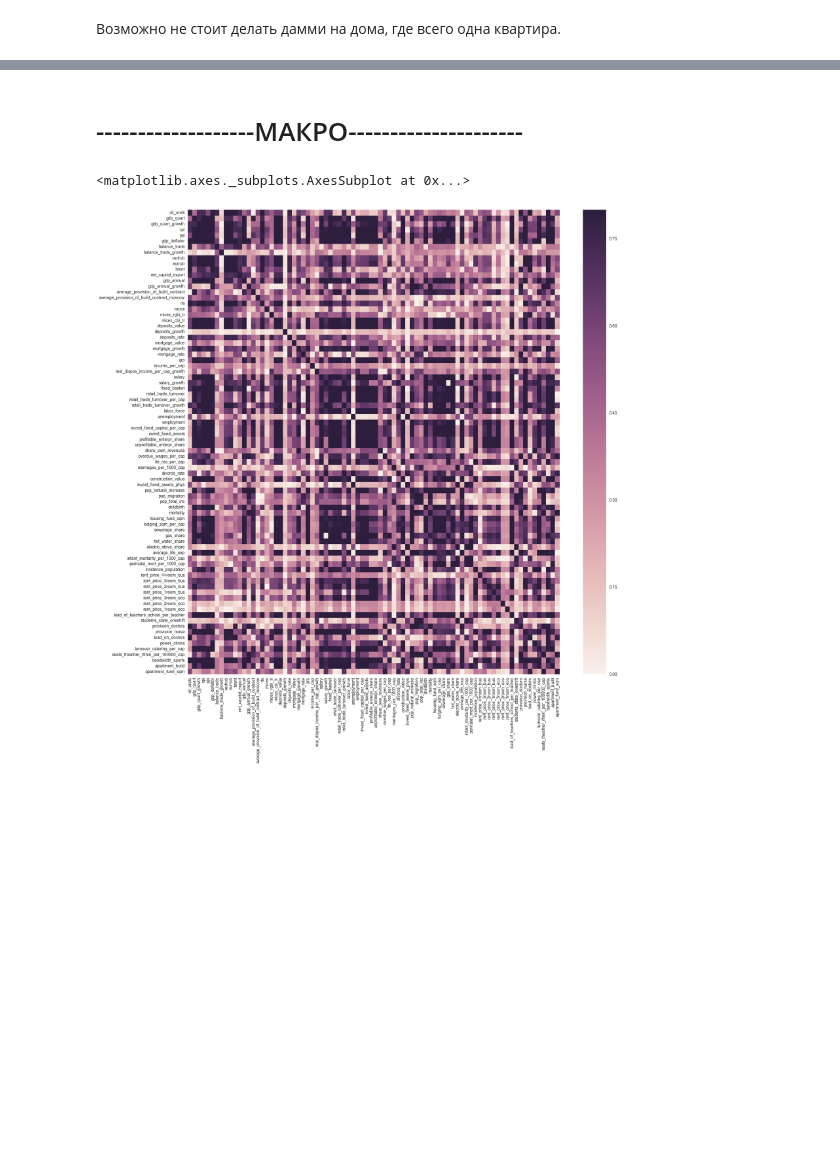
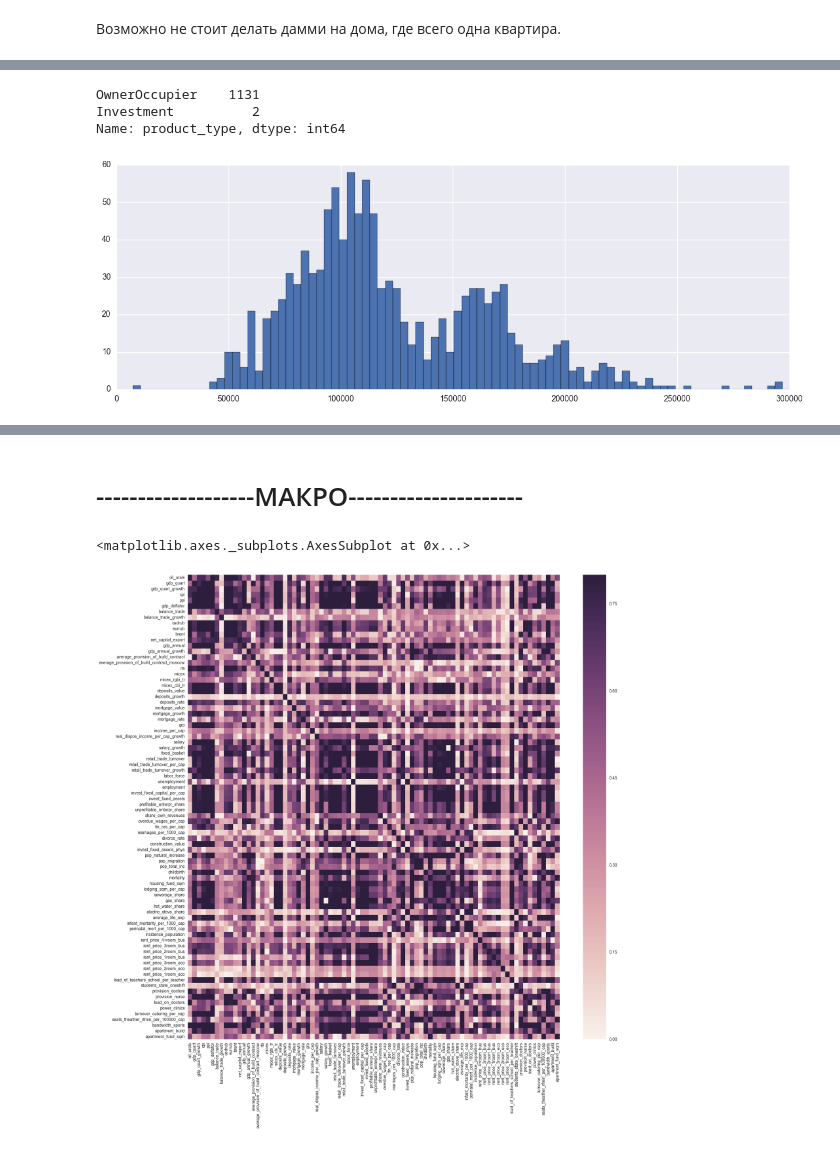
Before and after one commit to GlebFilatov/sber_kaggle, a Jupyter notebook: Macro.ipynb, the cells around one changed output, grey strips where cells are left out. Cells and saved outputs as stored; diff of their text form; code cells hidden in the pictures; blank space fills up the shorter version.

```diff
--- a/Macro.ipynb
+++ b/Macro.ipynb
@@ -231,0 +450,2 @@ train[train['factorized']==1][['price_doc','timestamp','sub_area','full_sq','max
+# %%
+not_built_yet = train[train['timestamp'].apply(lambda x: x.year) < train['build_year']]
@@ -231,0 +473,13 @@ train[train['factorized']==1][['price_doc','timestamp','sub_area','full_sq','max
+# %%
+not_built_yet['product_type'].value_counts()
+# %% [output]
+OwnerOccupier    1131
+Investment          2
+Name: product_type, dtype: int64
+# %%
+fig =plt.figure(figsize=(15,5))
+plt.hist(not_built_yet['per_meter'], bins = 100)
+plt.xlim(0,3e5)
+plt.show()
+# %% [output]
+[figure, added]
```
Also changed, not shown: parts of 43 cells of this notebook.
